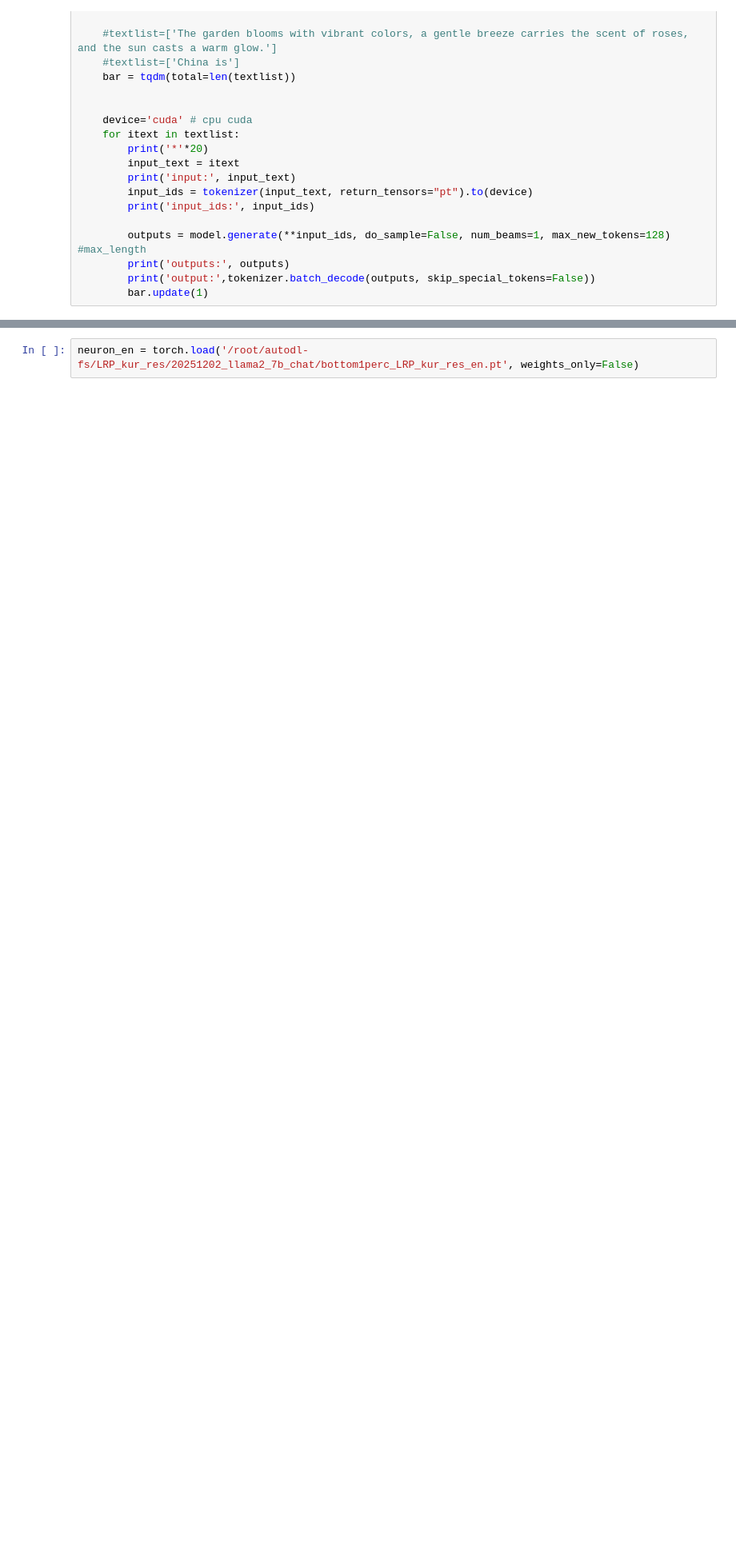
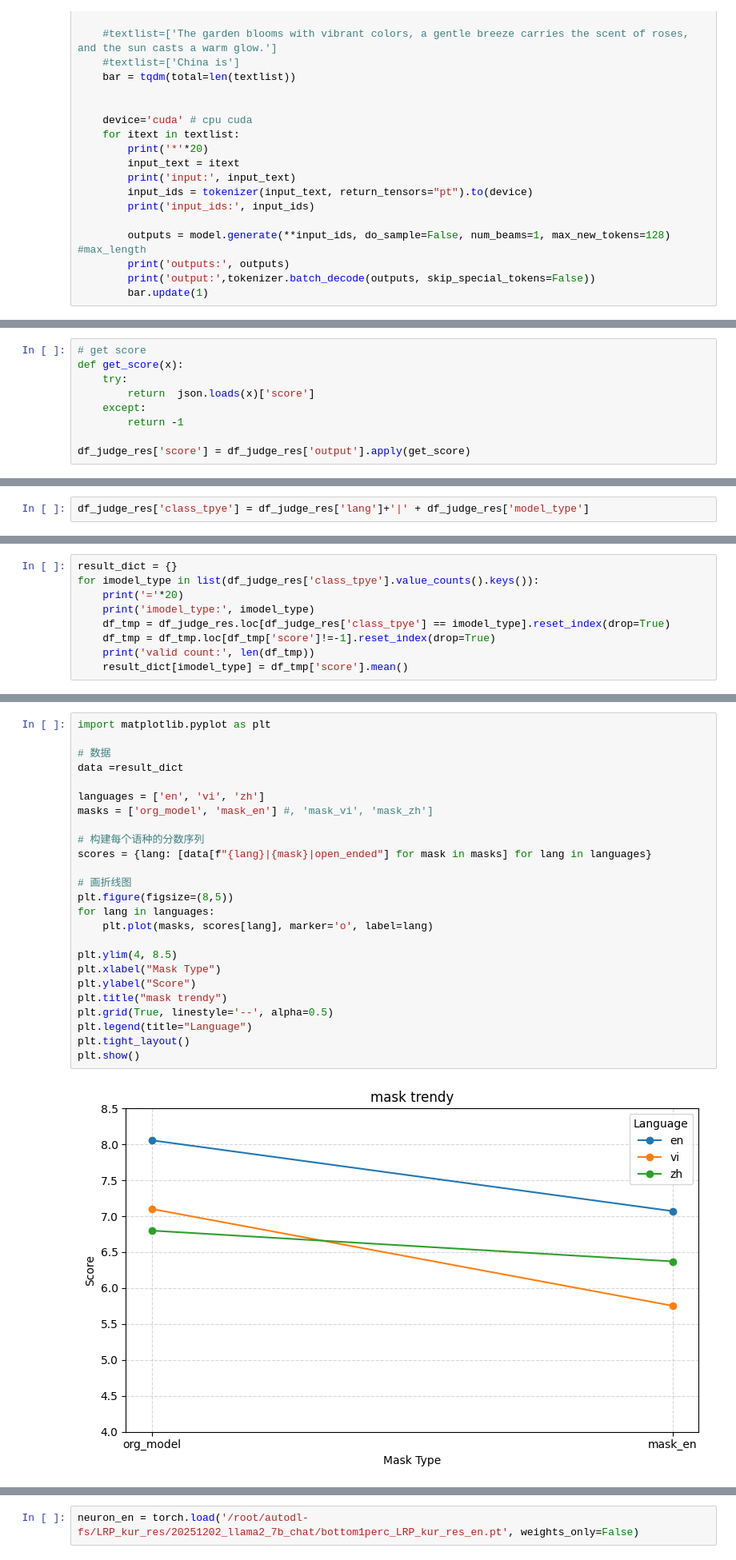
Before and after one commit to weizaiff/LRP, a Jupyter notebook: 20251124_kur_mask_neuron_generation.ipynb, the cells around one changed output, grey strips where cells are left out. Shown: that part at 80% size. Drawn from its saved outputs; the diff is of its cells as text; blank space fills up the shorter version.

```diff
--- a/20251124_kur_mask_neuron_generation.ipynb
+++ b/20251124_kur_mask_neuron_generation.ipynb
@@ -110,0 +343,9 @@ def generate(model, tokenizer, textlist):
+# %%
+# get score
+def get_score(x):
+    try:
+        return  json.loads(x)['score']
+    except:
+        return -1
+
+df_judge_res['score'] = df_judge_res['output'].apply(get_score)
@@ -110,0 +369,2 @@ def generate(model, tokenizer, textlist):
+# %%
+df_judge_res['class_tpye'] = df_judge_res['lang']+'|' + df_judge_res['model_type']
@@ -110,0 +382,9 @@ def generate(model, tokenizer, textlist):
+# %%
+result_dict = {}
+for imodel_type in list(df_judge_res['class_tpye'].value_counts().keys()):
+    print('='*20)
+    print('imodel_type:', imodel_type)
+    df_tmp = df_judge_res.loc[df_judge_res['class_tpye'] == imodel_type].reset_index(drop=True)
+    df_tmp = df_tmp.loc[df_tmp['score']!=-1].reset_index(drop=True)
+    print('valid count:', len(df_tmp))
+    result_dict[imodel_type] = df_tmp['score'].mean()
@@ -110,0 +419,27 @@ def generate(model, tokenizer, textlist):
+# %%
+import matplotlib.pyplot as plt
+
+# 数据
+data =result_dict
+
+languages = ['en', 'vi', 'zh']
+masks = ['org_model', 'mask_en'] #, 'mask_vi', 'mask_zh']
+
+# 构建每个语种的分数序列
+scores = {lang: [data[f"{lang}|{mask}|open_ended"] for mask in masks] for lang in languages}
+
+# 画折线图
+plt.figure(figsize=(8,5))
+for lang in languages:
+    plt.plot(masks, scores[lang], marker='o', label=lang)
+
+plt.ylim(4, 8.5)
+plt.xlabel("Mask Type")
+plt.ylabel("Score")
+plt.title("mask trendy")
+plt.grid(True, linestyle='--', alpha=0.5)
+plt.legend(title="Language")
+plt.tight_layout()
+plt.show()
+# %% [output]
+[figure, added]
```
Also changed, not shown: parts of 26 cells of this notebook.
